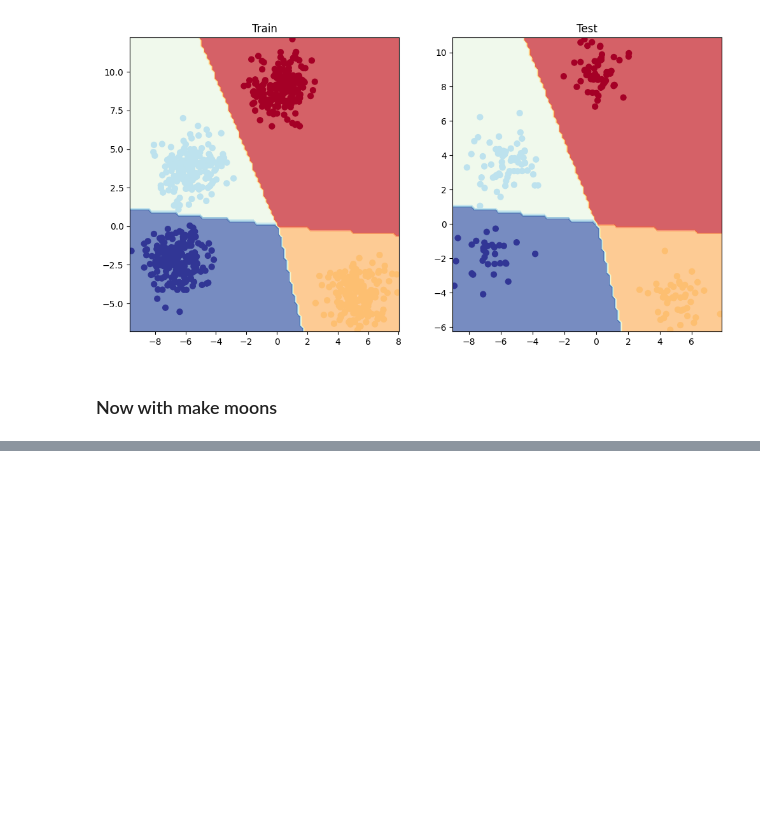
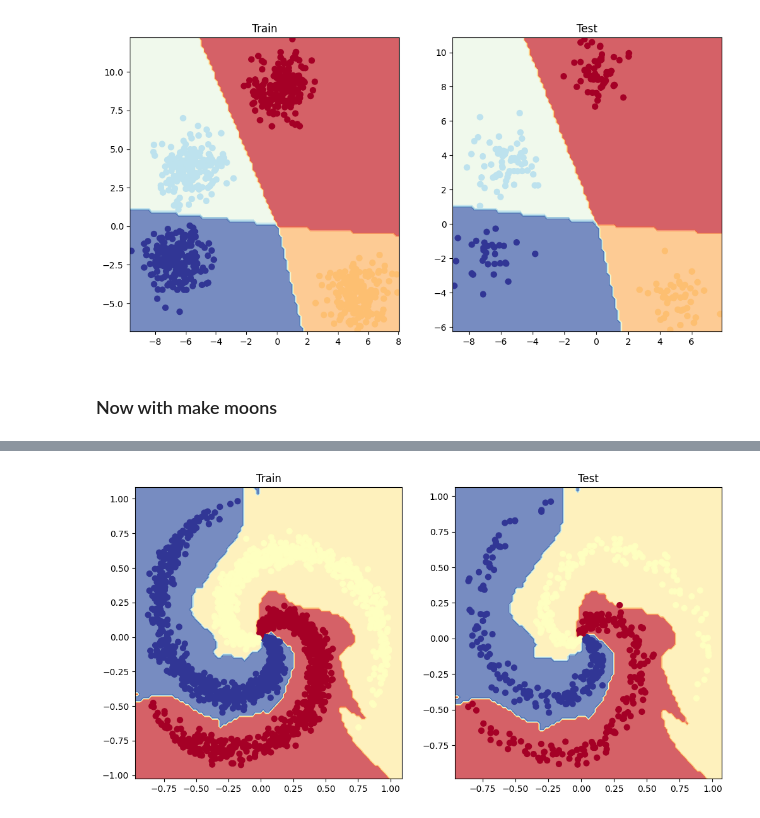
Before and after one commit to Astolfo2332/dpl_notes, a Jupyter notebook: Pytorch/Classification.ipynb, the cells around one changed output, grey strips where cells are left out. Saved outputs shown, nothing was run; the diff lists cells and outputs as text; code cells hidden in the pictures; blank space fills up the shorter version.

```diff
--- a/Pytorch/Classification.ipynb
+++ b/Pytorch/Classification.ipynb
@@ -651,0 +678,2 @@ plot_decision_boundary(model_7, Xts, yts)
+# %%
+Xtv, Xts, ytv, yts = train_test_split(X, y, train_size=0.8, random_state=23)
@@ -651,0 +705,25 @@ plot_decision_boundary(model_7, Xts, yts)
+# %%
+accuracy = Accuracy(task="multiclass", num_classes=4).to(device)
+# %%
+loss_fn = nn.CrossEntropyLoss().to(device)
+optimizer = torch.optim.Adam(model_8.parameters(), lr= 0.1)
+# %%
+torch.manual_seed(23)
+epochs = 3000
+Xtv, Xts, ytv, yts = Xtv.to(device), Xts.to(device), ytv.to(device), yts.to(device)
+
+for epoch in range(epochs):
+    model_8.train()
+    y_logits = model_8(Xtv)
+    loss = loss_fn(y_logits, ytv)
+    optimizer.zero_grad()
+    loss.backward()
+    optimizer.step()
+    model_8.eval()
+    if epoch % 200 == 0:
+        with torch.inference_mode():
+            y_logits = model_8(Xts)
+            y_pred = torch.softmax(y_logits, 1).argmax(1)
+            loss = loss_fn(y_logits, yts)
+            acc = accuracy(y_pred, yts)
+        print(f"loss {loss} | accuracy {acc * 100}")
@@ -651,0 +746,10 @@ plot_decision_boundary(model_7, Xts, yts)
+# %%
+plt.figure(figsize=(12, 6))
+plt.subplot(1, 2, 1)
+plt.title("Train")
+plot_decision_boundary(model_8, Xtv, ytv)
+plt.subplot(1, 2, 2)
+plt.title("Test")
+plot_decision_boundary(model_8, Xts, yts)
+# %% [output]
+[figure, added]
```
Also changed, not shown: parts of 13 cells of this notebook.
